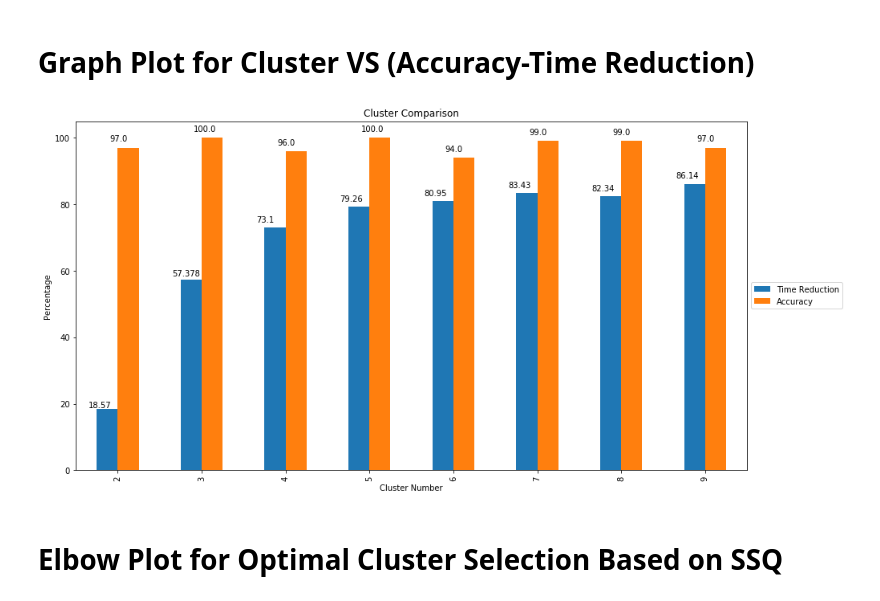
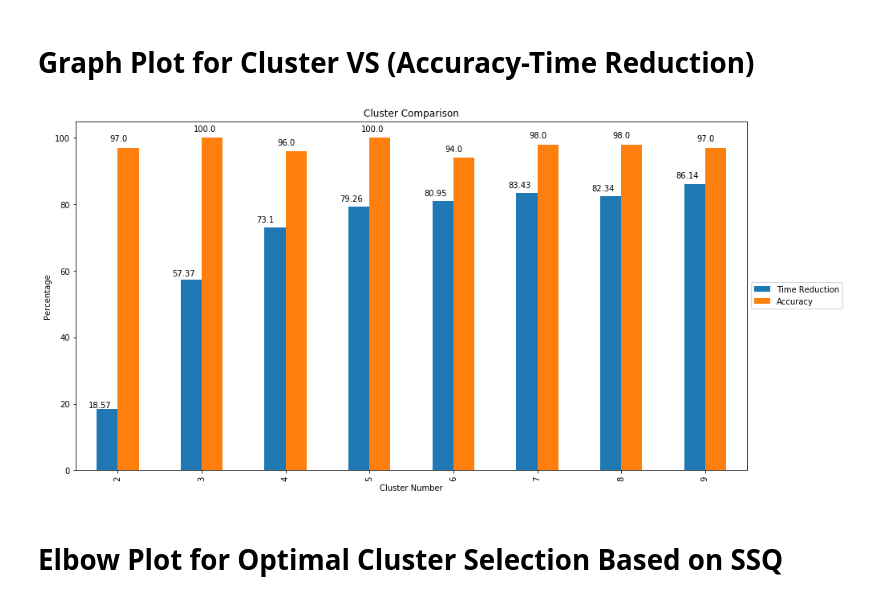
Before and after one commit to nafis-neehal/ECGAuth_Kmeans, a Jupyter notebook: ECG_Data_Clustering.ipynb, the cells around one changed output. Cells and saved outputs as stored; diff of their text form; code cells hidden in the pictures.

```diff
--- a/ECG_Data_Clustering.ipynb
+++ b/ECG_Data_Clustering.ipynb
@@ -357,24 +357,24 @@ Time Reduction: 86.14508473677651 %
 <H1> Graph Plot for Cluster VS (Accuracy-Time Reduction) </H1>
 # %%
 df = pd.DataFrame({'Cluster Number': [2, 3, 4, 5, 6, 7, 8, 9],
-                   'Time Reduction': [18.57, 57.378, 73.10, 79.26, 80.95, 83.43, 82.34, 86.14],
-                   'Accuracy': [97.0, 100, 96.0, 100, 94, 99, 99, 97]},
+                   'Time Reduction': [18.57, 57.37, 73.10, 79.26, 80.95, 83.43, 82.34, 86.14],
+                   'Accuracy': [97.0, 100, 96.0, 100, 94, 98, 98, 97]},
                  columns = ['Cluster Number', 'Time Reduction', 'Accuracy'])
 
 df.index = df['Cluster Number']
 
 ax = df[['Time Reduction','Accuracy']].plot(kind='bar', title ="Cluster Comparison", figsize=(15, 8), legend=True, fontsize=10)
 ax.set_xlabel("Cluster Number", fontsize=10)
 ax.set_ylabel("Percentage", fontsize=10)
 for p in ax.patches:
     ax.annotate(str(p.get_height()), (p.get_x()-0.1, p.get_height() * 1.02))
 plt.legend(loc='center left', bbox_to_anchor=(1.0, 0.5))
 plt.show()
 
 fig = ax.get_figure()
-#fig.savefig('Cluster Comparison.png')
+fig.savefig('Cluster Comparison.png')
 # %% [output]
-[figure, old version]
+[figure, new version]
 # %% [markdown]
 <H1> Elbow Plot for Optimal Cluster Selection Based on SSQ </H1>
 # %%
```
Also changed, not shown: parts of 1 cell of this notebook.
